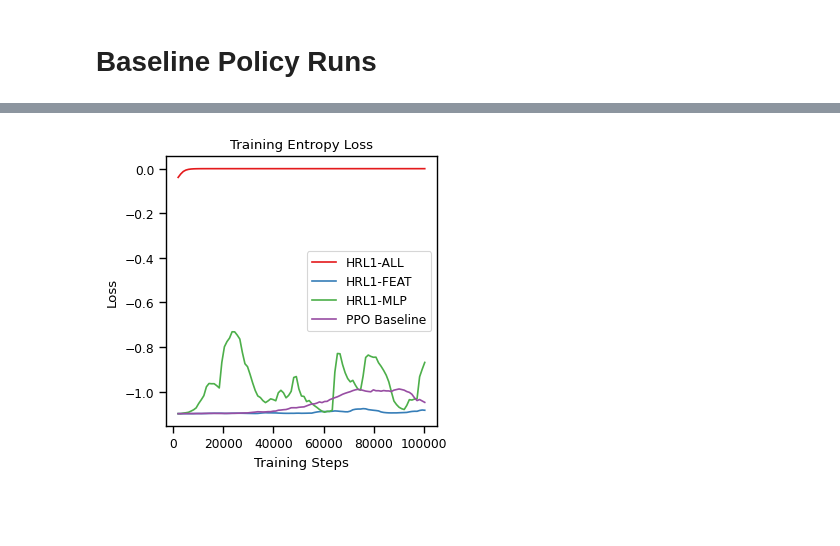
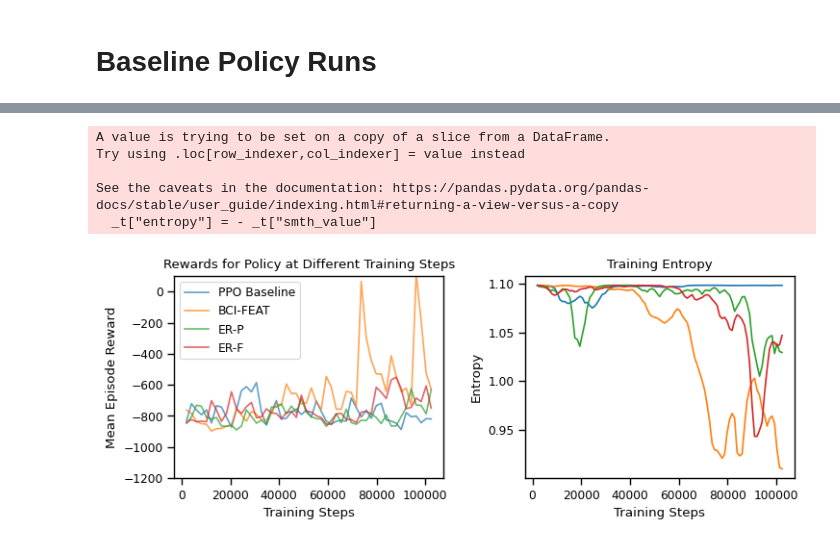
Before and after one commit to danhuay/cs234_project, a Jupyter notebook: code/tensorboard_extract.ipynb, the cells around one changed output, grey strips where cells are left out. Drawn from its saved outputs; the diff is of its cells as text; code cells hidden in the pictures; blank space fills up the shorter version.

```diff
--- a/code/tensorboard_extract.ipynb
+++ b/code/tensorboard_extract.ipynb
@@ -115,9 +146,14 @@ plt.savefig("../poster/pics/cum_rewards.png", dpi=300, bbox_inches='tight')
 # %%
 experiments = {
-    "baseline/ppo_base_policy": "PPO Baseline",
-    "hrl_1/hrl_bc_ppo_policy_ws_mlp_dyn_clip": "HRL1-MLP",
-    "hrl_1/hrl_bc_ppo_policy_ws_feat_dyn_clip": "HRL1-FEAT",
-    "hrl_1/hrl_bc_ppo_policy_ws_all_dyn_clip": "HRL1-ALL",
+    "ppo_base_policy": "PPO Baseline",
+    # "hrl_bc_ppo_policy_ws_mlp_dyn_clip": "BCI-MLP",
+    "hrl_bc_ppo_policy_ws_feat_dyn_clip": "BCI-FEAT",
+    # "hrl_bc_ppo_policy_ws_all_dyn_clip": "BCI-ALL",
+
+    # "hrl_ppo_policy_kl": "KL-P",
+    # "hrl_ppo_policy_kl_ws_feat": "KL-F",
+    "hrl_exp_traj_reverse_ppo": "ER-P",
+    "hrl_exp_traj_reverse_ppo_ws_feat": "ER-F",
 }
 
 data_holders = []
@@ -142,7 +177,7 @@ array(['time/fps', 'train/approx_kl', 'train/clip_fraction',
 tmp = pd.pivot_table(
     df[df["metric"].isin(["train/mean_episode_reward", "train/std_episode_reward"])],
     index=["label", "step"],
-    values="value",
+    values="smth_value",
     columns="metric"
 ).reset_index()
 tmp["train/mean_episode_reward"] = tmp["train/mean_episode_reward"]
@@ -172,13 +184,43 @@ plt.savefig("../poster/pics/hrl1_eval.png", dpi=300, bbox_inches='tight')
-# %%
-_t = df.loc[df['metric'] == "train/entropy_loss", :]
-fig = plt.figure(figsize=(3.5, 3.5))
-palette = dict(zip(orders, [plt.cm.Set1(i) for i in range(len(orders))]))
-sns.lineplot(data=_t, x='step', y='smth_value', hue='label', palette=palette, hue_order=orders)
-plt.xlabel("Training Steps")
-plt.legend(title=None)
-plt.ylabel("Loss")
-# plt.yscale("log")
-plt.title("Training Entropy Loss")
-plt.savefig("../poster/pics/hrl1_ent_loss.png", dpi=300, bbox_inches='tight')
-# %% [output]
-[figure, removed]
+# %%
+orders = list(experiments.values())
+colors = sns.color_palette()
+# %%
+# Create subplots
+fig, axes = plt.subplots(1, 2, figsize=(7.5, 3))
+
+# Plot the line with standard deviation as error bars
+for i, cat in enumerate(orders):
+    subset = tmp[tmp['label'] == cat]
+    axes[0].plot(subset['step'], subset['train/mean_episode_reward'], color=colors[i], label=cat,
+                 linestyle="-", alpha=.7)
+    # if cat in ['BCI-FEAT', "PPO Baseline"]:
+    #     z = np.polyfit(subset['step'], subset['train/mean_episode_reward'], 2)
+    #     p = np.poly1d(z)
+    #     axes[0].plot(subset['step'], p(subset['step']), color=colors[i], alpha=1, linestyle="--", linewidth=2)
+
+axes[0].set_xlabel("Training Steps")
+axes[0].set_ylabel("Mean Episode Reward")
+axes[0].set_title("Rewards for Policy at Different Training Steps")
+axes[0].set_ylim(-1200, 100)
+axes[0].legend()
+
+# Plot the training entropy loss
+_t = df.loc[df['metric'] == "train/entropy_loss", :]
+_t["entropy"] = - _t["smth_value"]
+sns.lineplot(data=_t, x='step', y='entropy', hue='label', palette=colors,
+             hue_order=orders, ax=axes[1])
+axes[1].set_xlabel("Training Steps")
+axes[1].set_ylabel("Entropy")
+axes[1].set_title("Training Entropy")
+axes[1].get_legend().remove()
+
+plt.tight_layout()
+# plt.show()
+plt.savefig("../project_final_report/figures/ae-training.png", dpi=300, bbox_inches='tight')
+# %% [output]
+A value is trying to be set on a copy of a slice from a DataFrame.
+Try using .loc[row_indexer,col_indexer] = value instead
+
+See the caveats in the documentation: https://pandas.pydata.org/pandas-docs/stable/user_guide/indexing.html#returning-a-view-versus-a-copy
+  _t["entropy"] = - _t["smth_value"]
+[figure, added]
```
Also changed, not shown: parts of 11 cells of this notebook.
